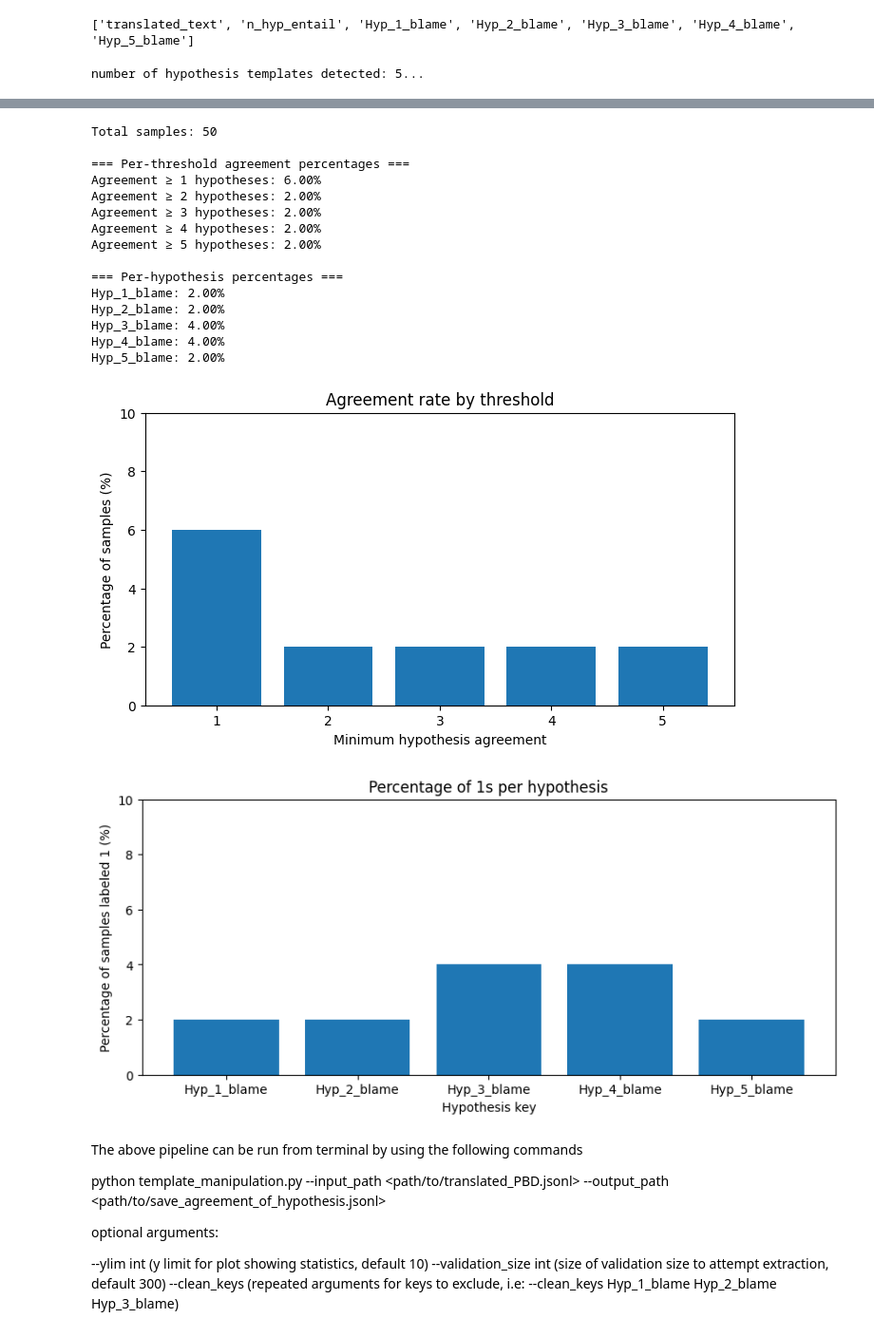
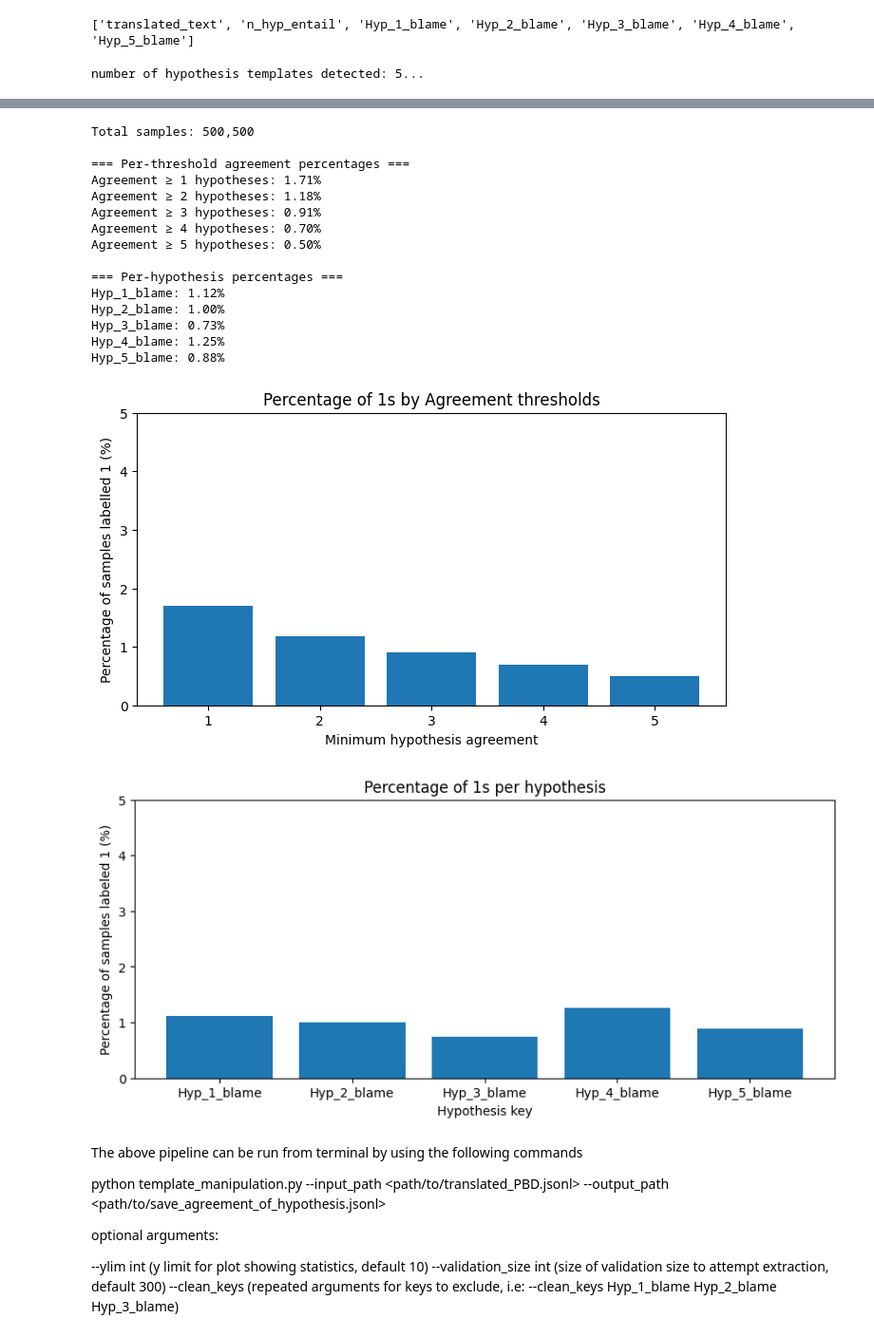
Before and after one commit to Lundsfryd/BlameBERT, a Jupyter notebook: nbs/2_machine_translation_and_PBD/PBD.ipynb, the cells around one changed output, grey strips where cells are left out. Shown at 95% size. Cells and saved outputs as stored; diff of their text form; code cells hidden in the pictures.

Commit message:
validation set and training sets ready

```diff
--- a/nbs/2_machine_translation_and_PBD/PBD.ipynb
+++ b/nbs/2_machine_translation_and_PBD/PBD.ipynb
@@ -121,9 +116,11 @@ inpath = Path(os.path.join("..",
                         "PBD_and_translated_train_validation.jsonl"))
 
 outpath = Path(os.path.join("..",
-                           "..",
-                           "raw_data",
-                           "test_json_modelling_data_translated_PBD_agreement.jsonl"))
+                      "..",
+                      "..",
+                      "data_outside_git",
+                      "training_data",
+                        "agreement_PBD_and_translated_train_validation.jsonl"))
 
 
 # make list of keys to delete for datasets of different agreement and validation file
@@ -142,11 +139,11 @@ print(omit_keys)
 # %%
 TM = TemplateManipulation(input_path = inpath,
                             output_path = outpath,
-                            validation_size = 300,
+                            validation_size = 500,
                             clean_keys = omit_keys)
 
 TM.create_datasets()
-TM.run_statistics(ylim=10)
+TM.run_statistics(ylim=5)
 # %% [output]
 number of hypothesis templates detected: 5...
 Making output directory for datasets of different levels of agreement:
@@ -158,21 +154,21 @@ Validation set written to ..\..\raw_data\training\validation\label_studio\initia
 Setting up writers for labeling by level of agreement...
-Total samples: 50
+Total samples: 500,500
 
 === Per-threshold agreement percentages ===
-Agreement ≥ 1 hypotheses: 6.00%
-Agreement ≥ 2 hypotheses: 2.00%
-Agreement ≥ 3 hypotheses: 2.00%
-Agreement ≥ 4 hypotheses: 2.00%
-Agreement ≥ 5 hypotheses: 2.00%
+Agreement ≥ 1 hypotheses: 1.71%
+Agreement ≥ 2 hypotheses: 1.18%
+Agreement ≥ 3 hypotheses: 0.91%
+Agreement ≥ 4 hypotheses: 0.70%
+Agreement ≥ 5 hypotheses: 0.50%
 
 === Per-hypothesis percentages ===
-Hyp_1_blame: 2.00%
-Hyp_2_blame: 2.00%
-Hyp_3_blame: 4.00%
-Hyp_4_blame: 4.00%
-Hyp_5_blame: 2.00%
+Hyp_1_blame: 1.12%
+Hyp_2_blame: 1.00%
+Hyp_3_blame: 0.73%
+Hyp_4_blame: 1.25%
+Hyp_5_blame: 0.88%
-[figure, old version]
+[figure, new version]
-[figure, old version]
+[figure, new version]
 # %% [markdown]
 The above pipeline can be run from terminal by using the following commands
 
```
Also changed, not shown: parts of 2 cells of this notebook.
